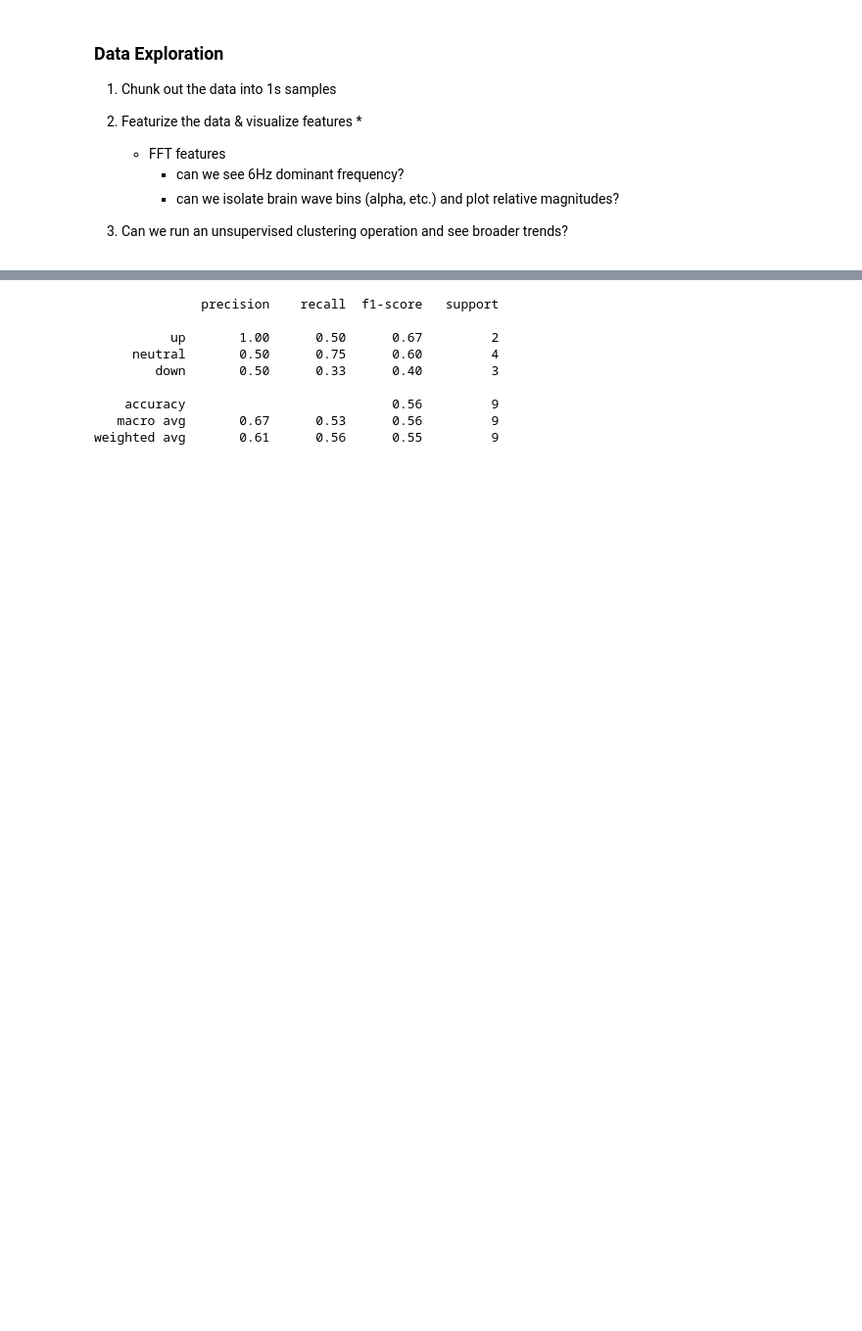
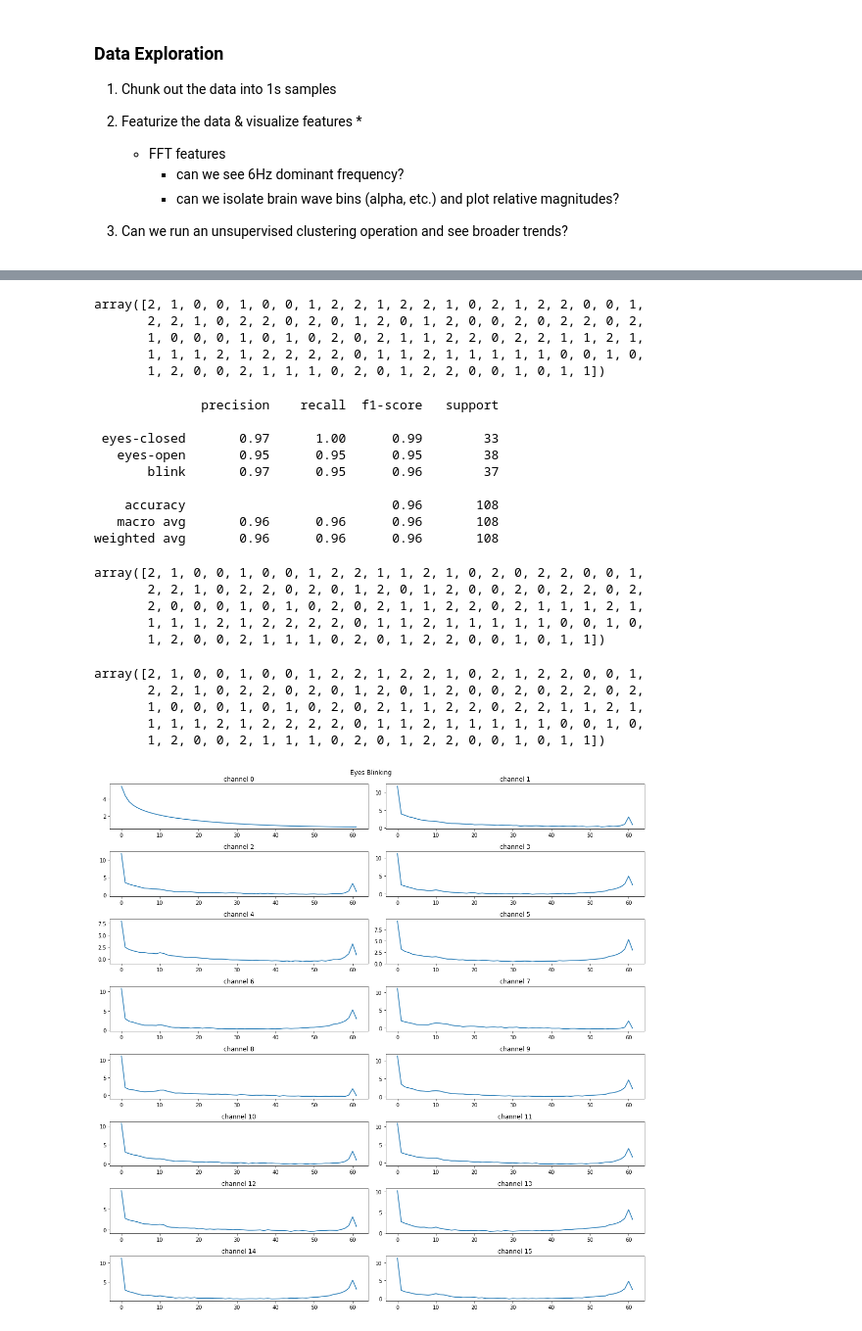
Before and after one commit to oliversong/neural-interface, a Jupyter notebook: windowed classifier.ipynb, the cells around one changed output, grey strips where cells are left out. Shown at 98% size. Cells and saved outputs as stored; diff of their text form; code cells hidden in the pictures; blank space fills up the shorter version.

```diff
--- a/windowed classifier.ipynb
+++ b/windowed classifier.ipynb
@@ -86,11 +87,12 @@ ys = []
 for i, example in enumerate(windows):
     features = fft_features(example)
     xs.append(features)
-    if i < 10:
+    if i < len(windows) // 3:
         ys.append(0)
-    elif i < 20:
+    elif i < 2 * len(windows) // 3:
         ys.append(1)
     else:
         ys.append(2)
 
 xs = np.array(xs)
+ys = np.array(ys)
@@ -102,0 +110,5 @@ xs.shape
+# %%
+# shuffle the training dataset
+inds = np.random.permutation(xs.shape[0])
+xs = xs[inds]
+ys = ys[inds]
@@ -116,15 +141,58 @@ test score: 0.5555555555555556
+# %%
+y_test
+# %% [output]
+array([2, 1, 0, 0, 1, 0, 0, 1, 2, 2, 1, 2, 2, 1, 0, 2, 1, 2, 2, 0, 0, 1,
+       2, 2, 1, 0, 2, 2, 0, 2, 0, 1, 2, 0, 1, 2, 0, 0, 2, 0, 2, 2, 0, 2,
+       1, 0, 0, 0, 1, 0, 1, 0, 2, 0, 2, 1, 1, 2, 2, 0, 2, 2, 1, 1, 2, 1,
+       1, 1, 1, 2, 1, 2, 2, 2, 2, 0, 1, 1, 2, 1, 1, 1, 1, 1, 0, 0, 1, 0,
+       1, 2, 0, 0, 2, 1, 1, 1, 0, 2, 0, 1, 2, 2, 0, 0, 1, 0, 1, 1])
 # %%
 from sklearn.metrics import classification_report
 
 y_pred = clf.predict(X_test)
-print(classification_report(y_test, y_pred, target_names=["up", "neutral", "down"]))
+print(classification_report(y_test, y_pred, target_names=["eyes-closed", "eyes-open", "blink"]))
 # %% [output]
               precision    recall  f1-score   support
 
-          up       1.00      0.50      0.67         2
-     neutral       0.50      0.75      0.60         4
-        down       0.50      0.33      0.40         3
+ eyes-closed       0.97      1.00      0.99        33
+   eyes-open       0.95      0.95      0.95        38
+       blink       0.97      0.95      0.96        37
 
-    accuracy                           0.56         9
-   macro avg       0.67      0.53      0.56         9
-weighted avg       0.61      0.56      0.55         9
+    accuracy                           0.96       108
+   macro avg       0.96      0.96      0.96       108
+weighted avg       0.96      0.96      0.96       108
+# %%
+y_pred
+# %% [output]
+array([2, 1, 0, 0, 1, 0, 0, 1, 2, 2, 1, 1, 2, 1, 0, 2, 0, 2, 2, 0, 0, 1,
+       2, 2, 1, 0, 2, 2, 0, 2, 0, 1, 2, 0, 1, 2, 0, 0, 2, 0, 2, 2, 0, 2,
+       2, 0, 0, 0, 1, 0, 1, 0, 2, 0, 2, 1, 1, 2, 2, 0, 2, 1, 1, 1, 2, 1,
+       1, 1, 1, 2, 1, 2, 2, 2, 2, 0, 1, 1, 2, 1, 1, 1, 1, 1, 0, 0, 1, 0,
+       1, 2, 0, 0, 2, 1, 1, 1, 0, 2, 0, 1, 2, 2, 0, 0, 1, 0, 1, 1])
+# %%
+y_test
+# %% [output]
+array([2, 1, 0, 0, 1, 0, 0, 1, 2, 2, 1, 2, 2, 1, 0, 2, 1, 2, 2, 0, 0, 1,
+       2, 2, 1, 0, 2, 2, 0, 2, 0, 1, 2, 0, 1, 2, 0, 0, 2, 0, 2, 2, 0, 2,
+       1, 0, 0, 0, 1, 0, 1, 0, 2, 0, 2, 1, 1, 2, 2, 0, 2, 2, 1, 1, 2, 1,
+       1, 1, 1, 2, 1, 2, 2, 2, 2, 0, 1, 1, 2, 1, 1, 1, 1, 1, 0, 0, 1, 0,
+       1, 2, 0, 0, 2, 1, 1, 1, 0, 2, 0, 1, 2, 2, 0, 0, 1, 0, 1, 1])
+# %%
+# eyes closed -> FFT mean
+mean_features = np.mean(xs.reshape((xs.shape[0], 16, -1))[240:360], axis=0)
+
+
+fig, axs = plt.subplots(8, 2)
+for i in range(features.shape[0]):
+    axs[i//2, i%2].set_title(f"channel {i}")
+    axs[i//2, i%2].plot(range(62), mean_features[i])
+
+fig.suptitle("Eyes Blinking")
+
+fig.set_figheight(15)
+fig.set_figwidth(15)
+fig.tight_layout()
+
+plt.show()
+# %% [output]
+[figure, added]
```
Also changed, not shown: parts of 11 cells of this notebook.
